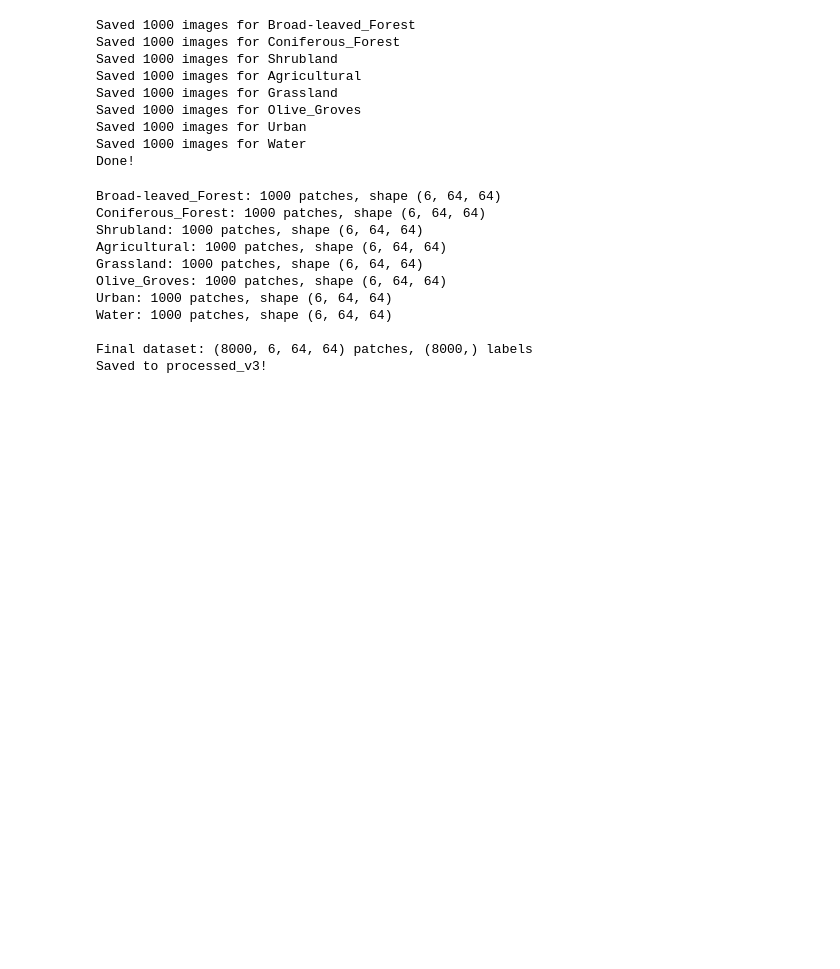
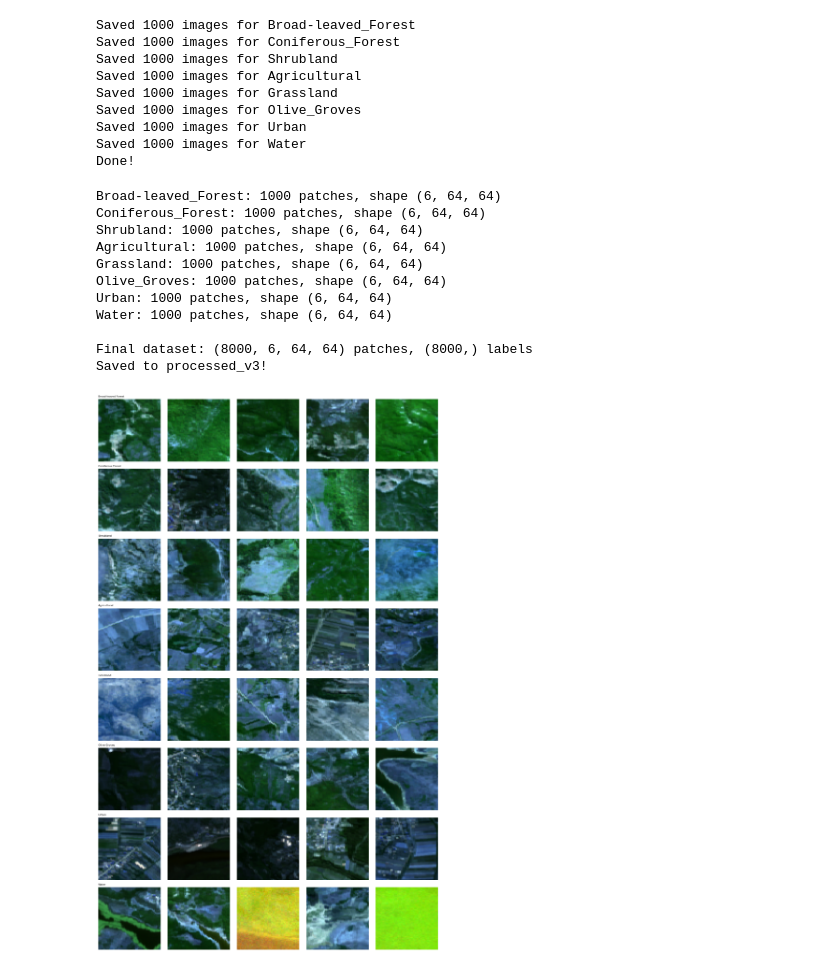
Before and after one commit to virvihuta/AlbaniaSAT, a Jupyter notebook: notebooks/albaniasat.ipynb, the cells around one changed output. Drawn from its saved outputs; the diff is of its cells as text; code cells hidden in the pictures; blank space fills up the shorter version.

```diff
--- a/notebooks/albaniasat.ipynb
+++ b/notebooks/albaniasat.ipynb
@@ -317,3 +317,32 @@ Water: 1000 patches, shape (6, 64, 64)
 
 Final dataset: (8000, 6, 64, 64) patches, (8000,) labels
 Saved to processed_v3!
+# %%
+import matplotlib.pyplot as plt
+import numpy as np
+
+# Visual inspection — show 5 random patches per class
+fig, axes = plt.subplots(8, 5, figsize=(15, 24))
+
+for i, class_name in enumerate(class_names):
+    class_indices = np.where(y == i)[0]
+    # Pick 5 random patches
+    sample_idx = np.random.RandomState(42).choice(class_indices, 5, replace=False)
+
+    for j, idx in enumerate(sample_idx):
+        patch = X[idx]
+        # RGB visualization
+        rgb = patch[:3]
+        rgb = np.transpose(rgb, (1, 2, 0))
+        rgb = (rgb - rgb.min()) / (rgb.max() - rgb.min())
+        axes[i][j].imshow(rgb)
+        axes[i][j].axis("off")
+        if j == 0:
+            axes[i][j].set_title(class_name.replace("_", " "),
+                                  fontsize=8, loc="left")
+
+plt.tight_layout()
+plt.savefig("../results/figures/patch_inspection.png", dpi=150)
+plt.show()
+# %% [output]
+[figure, added]
```
Also changed, not shown: 1 other file.
